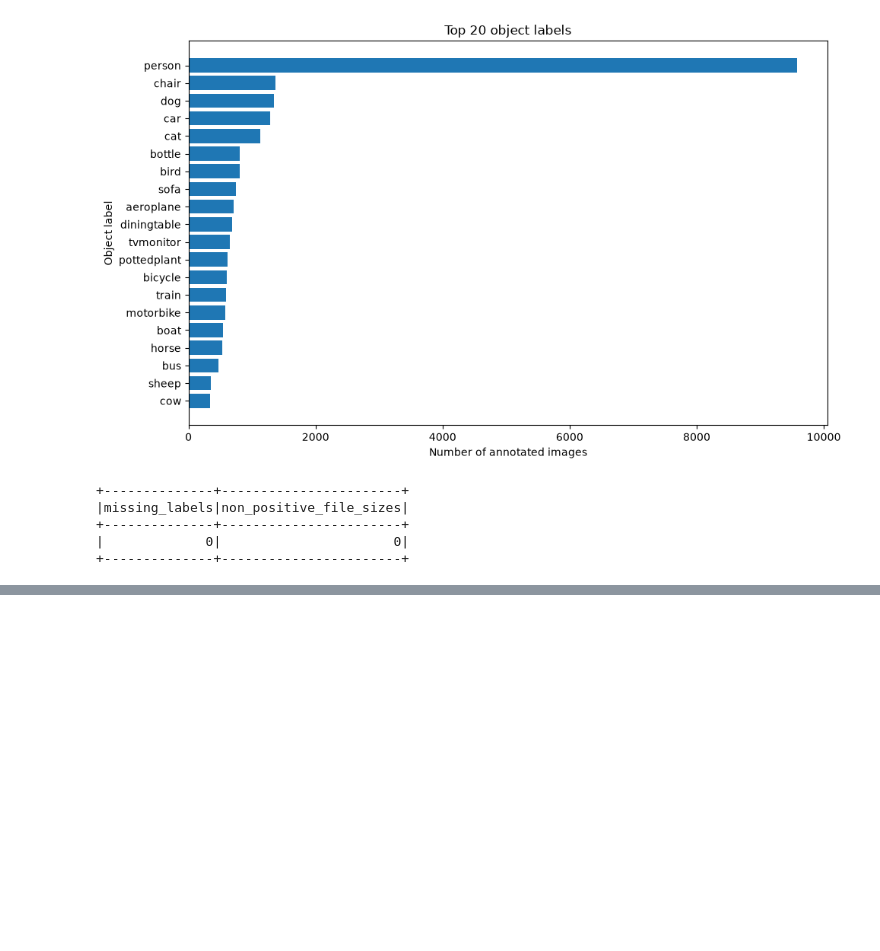
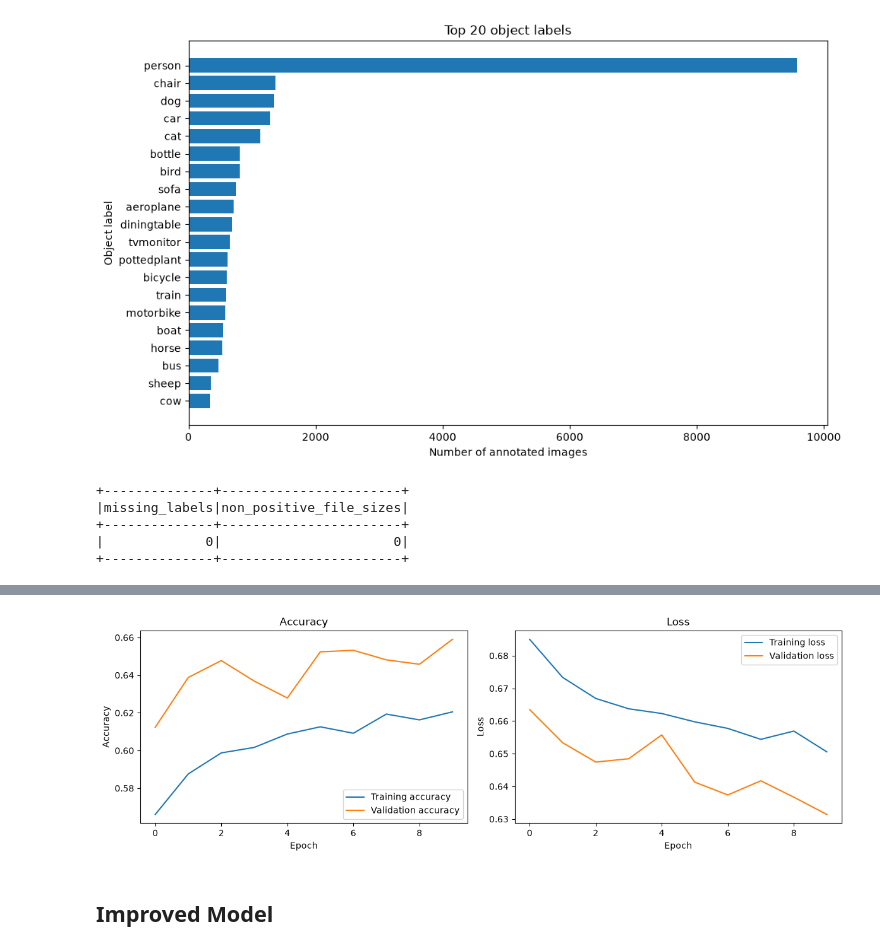
Before and after one commit to EMWCCN/pdan8412-2026-poe-part-3-convolutional-neural-networks-cnn-st10256074, a Jupyter notebook: notebook.ipynb, the cells around one changed output, grey strips where cells are left out. Saved outputs shown, nothing was run; the diff lists cells and outputs as text; code cells hidden in the pictures; blank space fills up the shorter version.

```diff
--- a/notebook.ipynb
+++ b/notebook.ipynb
@@ -331,0 +516,26 @@ image_properties_df.describe()
+# %%
+# training and validation accuracy and loss
+training_history = baseline_history.history
+
+fig, axes = plt.subplots(1, 2, figsize=(12, 4))
+
+axes[0].plot(training_history["accuracy"], label="Training accuracy")
+axes[0].plot(training_history["val_accuracy"], label="Validation accuracy")
+axes[0].set_title("Accuracy")
+axes[0].set_xlabel("Epoch")
+axes[0].set_ylabel("Accuracy")
+axes[0].legend()
+
+axes[1].plot(training_history["loss"], label="Training loss")
+axes[1].plot(training_history["val_loss"], label="Validation loss")
+axes[1].set_title("Loss")
+axes[1].set_xlabel("Epoch")
+axes[1].set_ylabel("Loss")
+axes[1].legend()
+
+plt.tight_layout()
+plt.show()
+# %% [output]
+[figure, added]
+# %% [markdown]
+## Improved Model
```
Also changed, not shown: parts of 21 cells of this notebook.
